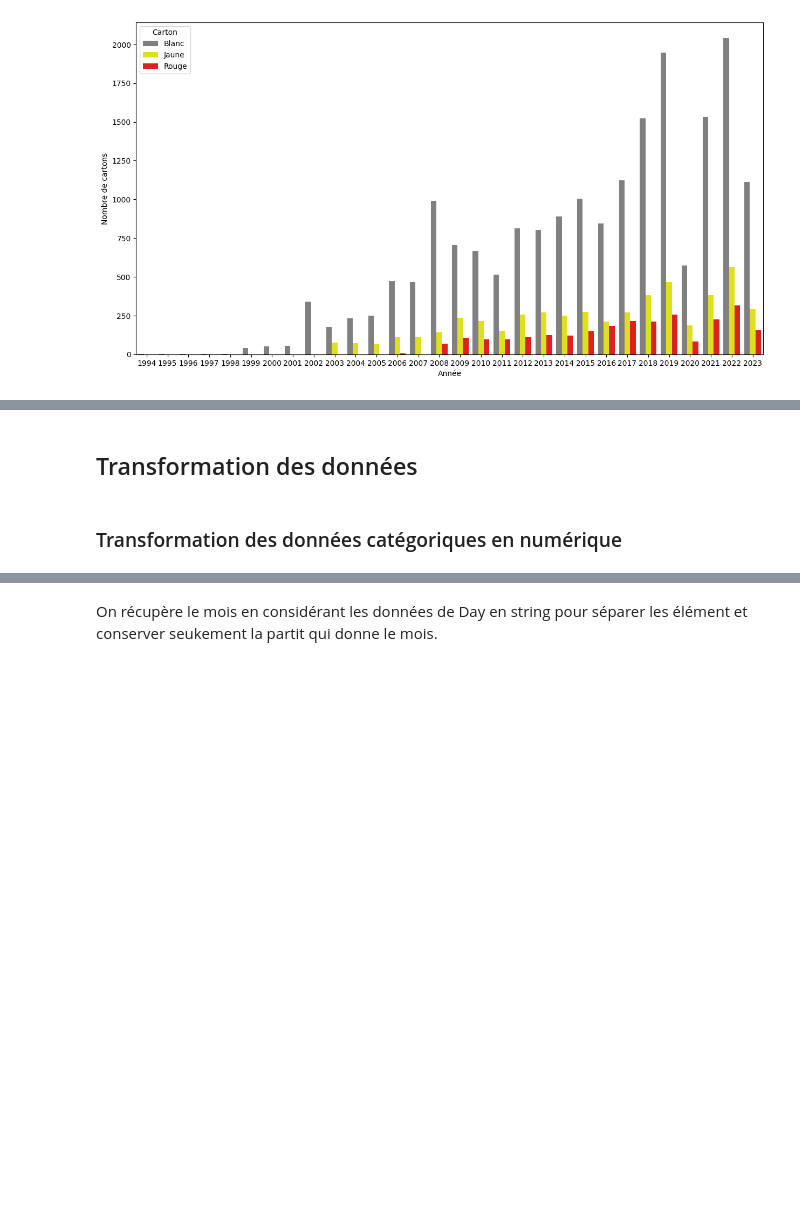
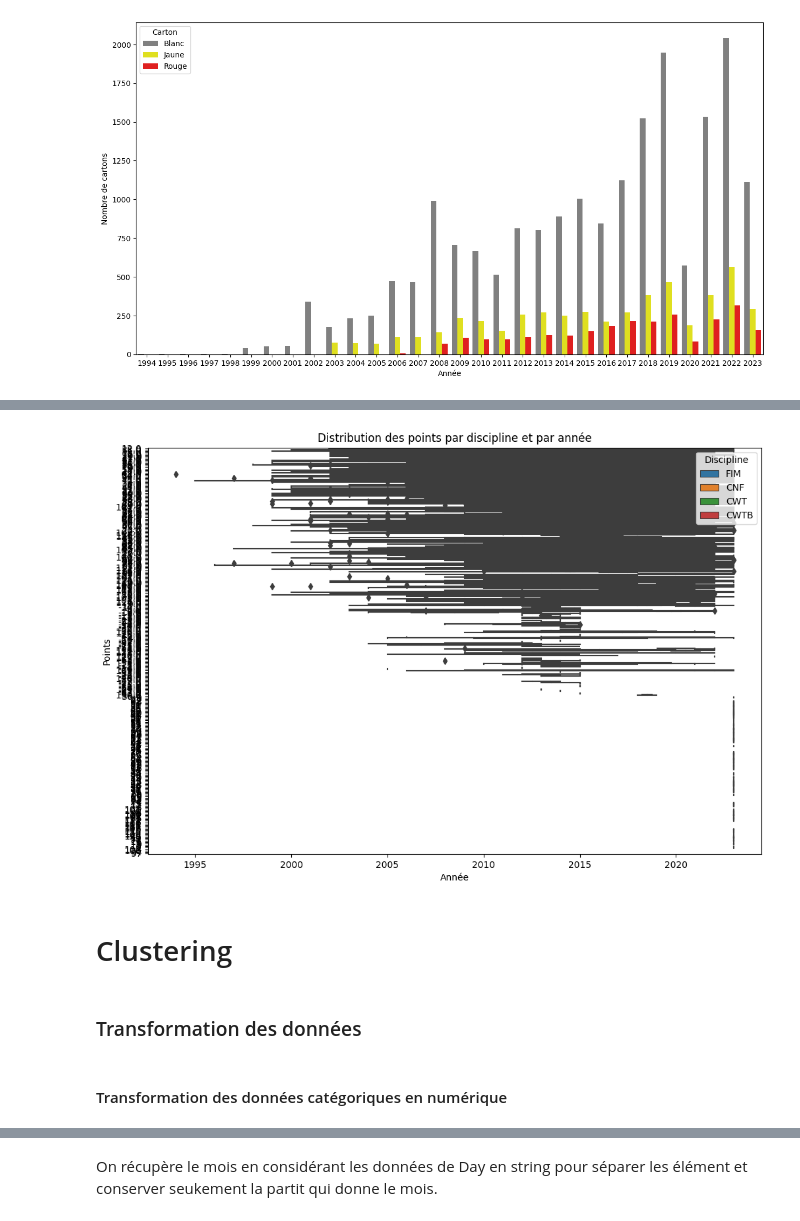
Before and after one commit to Todin13/Projet_semmestre_3_machine_learning, a Jupyter notebook: Analyse_dataset.ipynb, the cells around one changed output, grey strips where cells are left out. Saved outputs shown, nothing was run; the diff lists cells and outputs as text; code cells hidden in the pictures; blank space fills up the shorter version.

```diff
--- a/Analyse_dataset.ipynb
+++ b/Analyse_dataset.ipynb
@@ -215,7 +230,20 @@ plt.show()
+# %%
+# Distribution des points par discipline et par année
+plt.figure(figsize=(12, 8))
+sns.boxplot(x='Year', y='Points', hue='Discipline', data=dataset)
+plt.title('Distribution des points par discipline et par année')
+plt.xlabel('Année')
+plt.ylabel('Points')
+plt.legend(title='Discipline', loc='upper right')
+plt.show()
+# %% [output]
+[figure, added]
+# %% [markdown]
+# Clustering
 # %% [markdown]
-## Transformation des données
+### Transformation des données
 # %% [markdown]
-### Transformation des données catégoriques en numérique
+#### Transformation des données catégoriques en numérique
 # %%
 dataset['Gender'] = dataset['Gender'].replace(('M', 'F'), (1,0)) # 1 remplace Male et 0 remplace Female
 # %%
```
Also changed, not shown: parts of 5 cells of this notebook.
